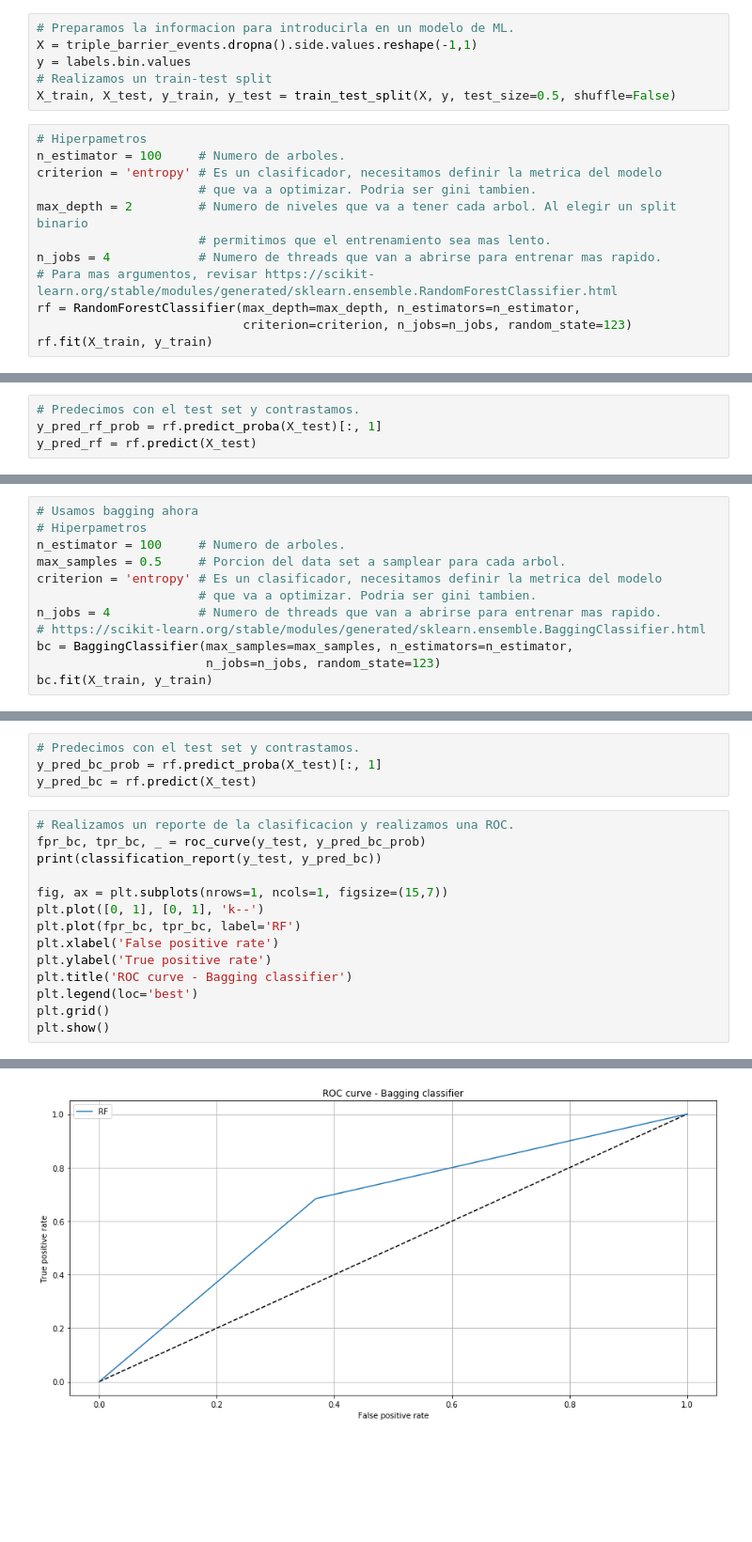
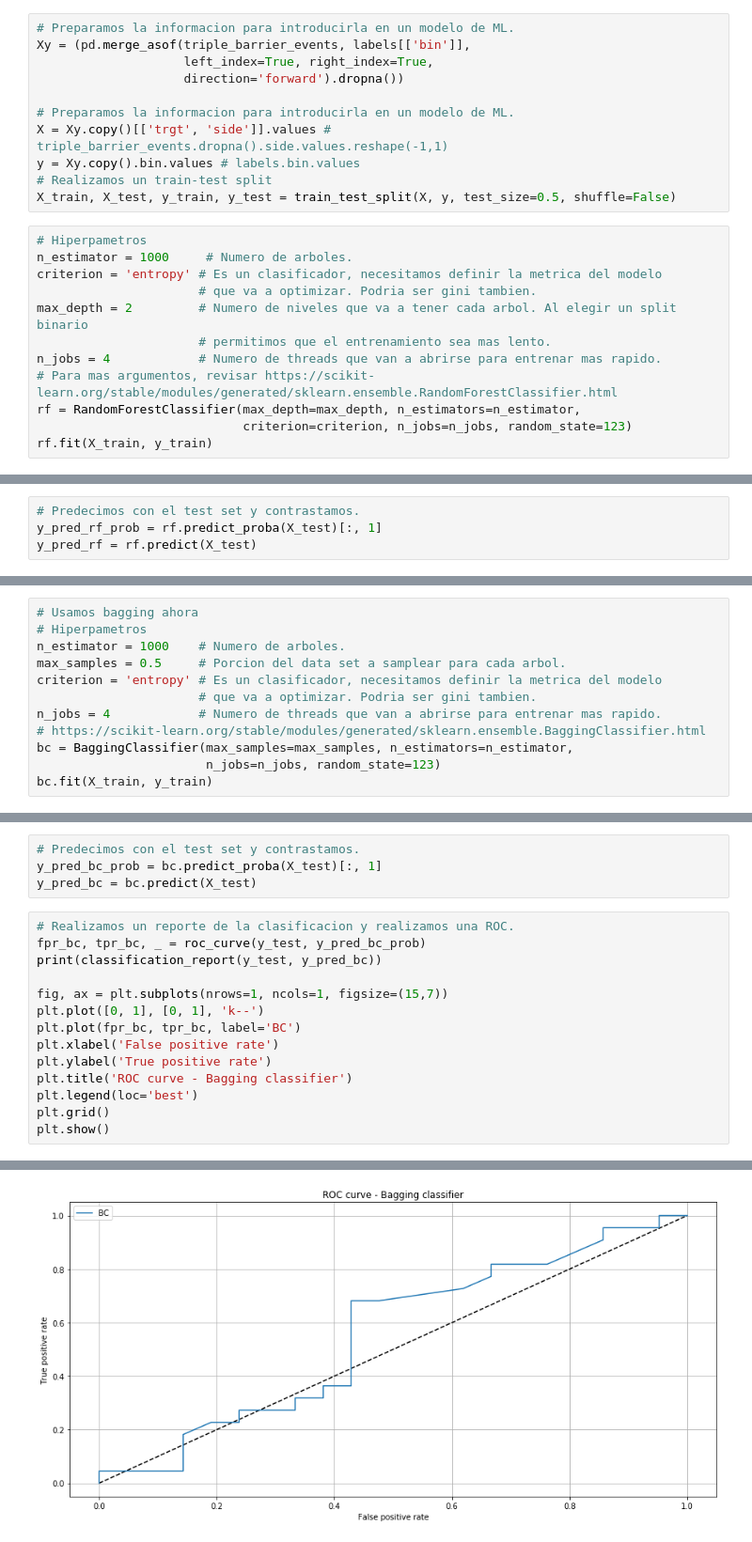
Before and after one commit to agalbachicar/financial_analytics, a Jupyter notebook: notebooks/meta_labelling.ipynb, the cells around one changed output, grey strips where cells are left out. Shown at 94% size. Drawn from its saved outputs; the diff is of its cells as text; blank space fills up the shorter version.

Commit message:
- Mejoro con mas features la generacion del modelo. - Agrego una notebook integrando un modelo, meta-labels y unos modelos.

```diff
--- a/notebooks/meta_labelling.ipynb
+++ b/notebooks/meta_labelling.ipynb
@@ -642,13 +642,18 @@ from sklearn.model_selection import train_test_split
 from sklearn.metrics import roc_curve, classification_report
 # %%
 # Preparamos la informacion para introducirla en un modelo de ML.
-X = triple_barrier_events.dropna().side.values.reshape(-1,1)
-y = labels.bin.values
+Xy = (pd.merge_asof(triple_barrier_events, labels[['bin']],
+                    left_index=True, right_index=True,
+                    direction='forward').dropna())
+
+# Preparamos la informacion para introducirla en un modelo de ML.
+X = Xy.copy()[['trgt', 'side']].values # triple_barrier_events.dropna().side.values.reshape(-1,1)
+y = Xy.copy().bin.values # labels.bin.values
 # Realizamos un train-test split
 X_train, X_test, y_train, y_test = train_test_split(X, y, test_size=0.5, shuffle=False)
 # %%
 # Hiperpametros
-n_estimator = 100     # Numero de arboles.
+n_estimator = 1000     # Numero de arboles.
 criterion = 'entropy' # Es un clasificador, necesitamos definir la metrica del modelo
                       # que va a optimizar. Podria ser gini tambien.
 max_depth = 2         # Numero de niveles que va a tener cada arbol. Al elegir un split binario
@@ -698,7 +703,7 @@ weighted avg       0.66      0.66      0.66        38
 # %%
 # Usamos bagging ahora
 # Hiperpametros
-n_estimator = 100     # Numero de arboles.
+n_estimator = 1000    # Numero de arboles.
 max_samples = 0.5     # Porcion del data set a samplear para cada arbol.
 criterion = 'entropy' # Es un clasificador, necesitamos definir la metrica del modelo
                       # que va a optimizar. Podria ser gini tambien.
@@ -714,8 +719,8 @@ BaggingClassifier(base_estimator=None, bootstrap=True, bootstrap_features=False,
                   warm_start=False)
 # %%
 # Predecimos con el test set y contrastamos.
-y_pred_bc_prob = rf.predict_proba(X_test)[:, 1]
-y_pred_bc = rf.predict(X_test)
+y_pred_bc_prob = bc.predict_proba(X_test)[:, 1]
+y_pred_bc = bc.predict(X_test)
 # %%
 # Realizamos un reporte de la clasificacion y realizamos una ROC.
 fpr_bc, tpr_bc, _ = roc_curve(y_test, y_pred_bc_prob)
@@ -723,7 +728,7 @@ print(classification_report(y_test, y_pred_bc))
 
 fig, ax = plt.subplots(nrows=1, ncols=1, figsize=(15,7))
 plt.plot([0, 1], [0, 1], 'k--')
-plt.plot(fpr_bc, tpr_bc, label='RF')
+plt.plot(fpr_bc, tpr_bc, label='BC')
 plt.xlabel('False positive rate')
 plt.ylabel('True positive rate')
 plt.title('ROC curve - Bagging classifier')
@@ -742 +747 @@ weighted avg       0.66      0.66      0.66        38
-[figure, old version]
+[figure, new version]
```
Also changed, not shown: parts of 11 cells of this notebook, 1 other file.
